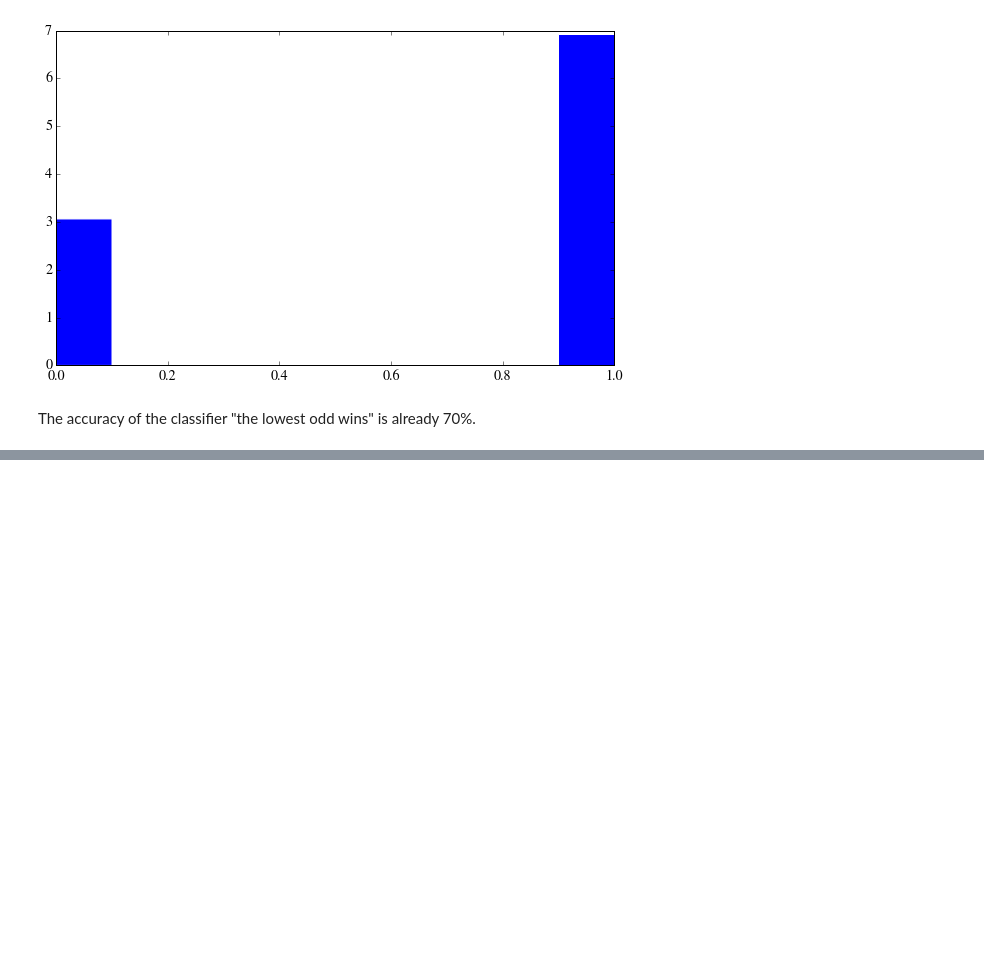
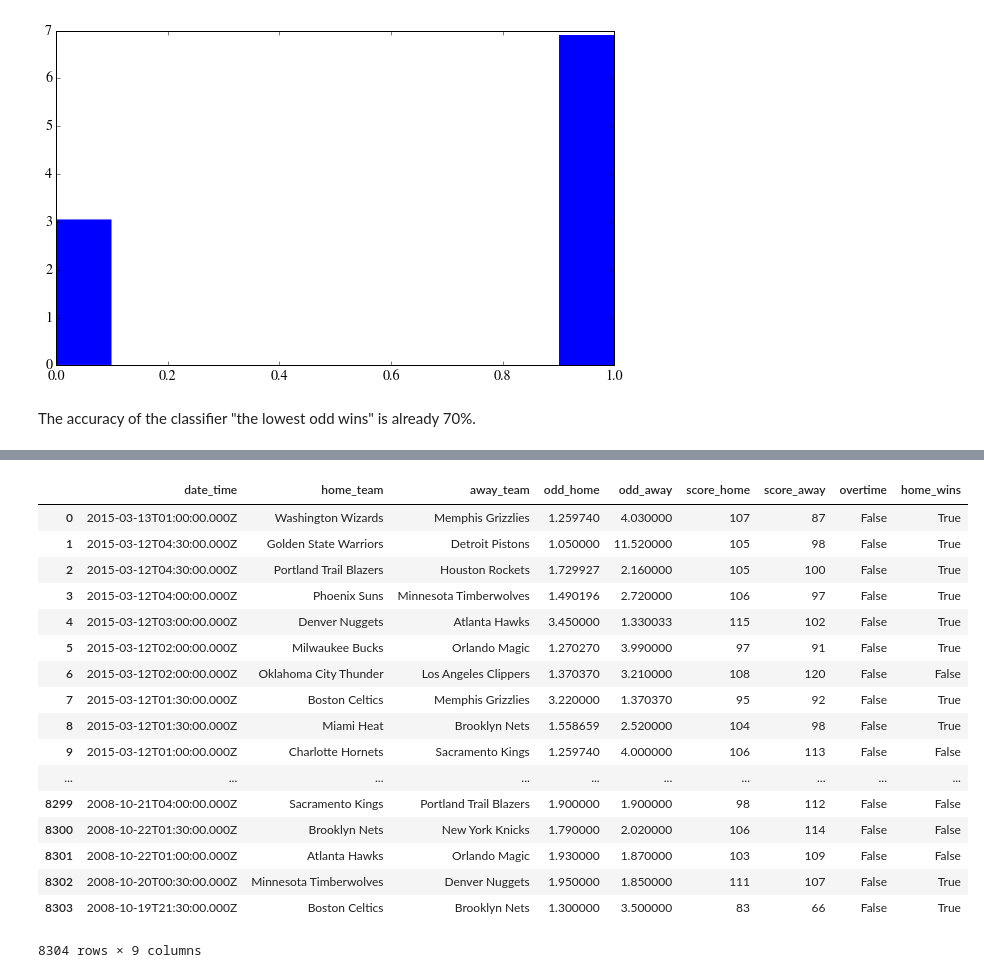
Before and after one commit to louisguitton/nba-predict, a Jupyter notebook: analysis/games-analysis.ipynb, the cells around one changed output, grey strips where cells are left out. Cells and saved outputs as stored; diff of their text form; code cells hidden in the pictures; blank space fills up the shorter version.

```diff
--- a/analysis/games-analysis.ipynb
+++ b/analysis/games-analysis.ipynb
@@ -266,0 +288,23 @@ plt.hist(surprise["odd_home"], normed=True);
+# %%
+y = pd.DataFrame(df["score_home"]>df["score_away"],index=np.arange(len(df["score_home"])),columns=["home_wins"])
+X = df.join(y)
+X
+# %% [output]
+|  | date_time | home_team | away_team | odd_home | odd_away | score_home | score_away | overtime | home_wins |
+| 0 | 2015-03-13T01:00:00.000Z | Washington Wizards | Memphis Grizzlies | 1.259740 | 4.030000 | 107 | 87 | False | True |
+| 1 | 2015-03-12T04:30:00.000Z | Golden State Warriors | Detroit Pistons | 1.050000 | 11.520000 | 105 | 98 | False | True |
+| 2 | 2015-03-12T04:30:00.000Z | Portland Trail Blazers | Houston Rockets | 1.729927 | 2.160000 | 105 | 100 | False | True |
+| 3 | 2015-03-12T04:00:00.000Z | Phoenix Suns | Minnesota Timberwolves | 1.490196 | 2.720000 | 106 | 97 | False | True |
+| 4 | 2015-03-12T03:00:00.000Z | Denver Nuggets | Atlanta Hawks | 3.450000 | 1.330033 | 115 | 102 | False | True |
+| 5 | 2015-03-12T02:00:00.000Z | Milwaukee Bucks | Orlando Magic | 1.270270 | 3.990000 | 97 | 91 | False | True |
+| 6 | 2015-03-12T02:00:00.000Z | Oklahoma City Thunder | Los Angeles Clippers | 1.370370 | 3.210000 | 108 | 120 | False | False |
+| 7 | 2015-03-12T01:30:00.000Z | Boston Celtics | Memphis Grizzlies | 3.220000 | 1.370370 | 95 | 92 | False | True |
+| 8 | 2015-03-12T01:30:00.000Z | Miami Heat | Brooklyn Nets | 1.558659 | 2.520000 | 104 | 98 | False | True |
+| 9 | 2015-03-12T01:00:00.000Z | Charlotte Hornets | Sacramento Kings | 1.259740 | 4.000000 | 106 | 113 | False | False |
+| ... | ... | ... | ... | ... | ... | ... | ... | ... | ... |
+| 8299 | 2008-10-21T04:00:00.000Z | Sacramento Kings | Portland Trail Blazers | 1.900000 | 1.900000 | 98 | 112 | False | False |
+| 8300 | 2008-10-22T01:30:00.000Z | Brooklyn Nets | New York Knicks | 1.790000 | 2.020000 | 106 | 114 | False | False |
+| 8301 | 2008-10-22T01:00:00.000Z | Atlanta Hawks | Orlando Magic | 1.930000 | 1.870000 | 103 | 109 | False | False |
+| 8302 | 2008-10-20T00:30:00.000Z | Minnesota Timberwolves | Denver Nuggets | 1.950000 | 1.850000 | 111 | 107 | False | True |
+| 8303 | 2008-10-19T21:30:00.000Z | Boston Celtics | Brooklyn Nets | 1.300000 | 3.500000 | 83 | 66 | False | True |
+8304 rows × 9 columns
```
Also changed, not shown: parts of 7 cells of this notebook.
